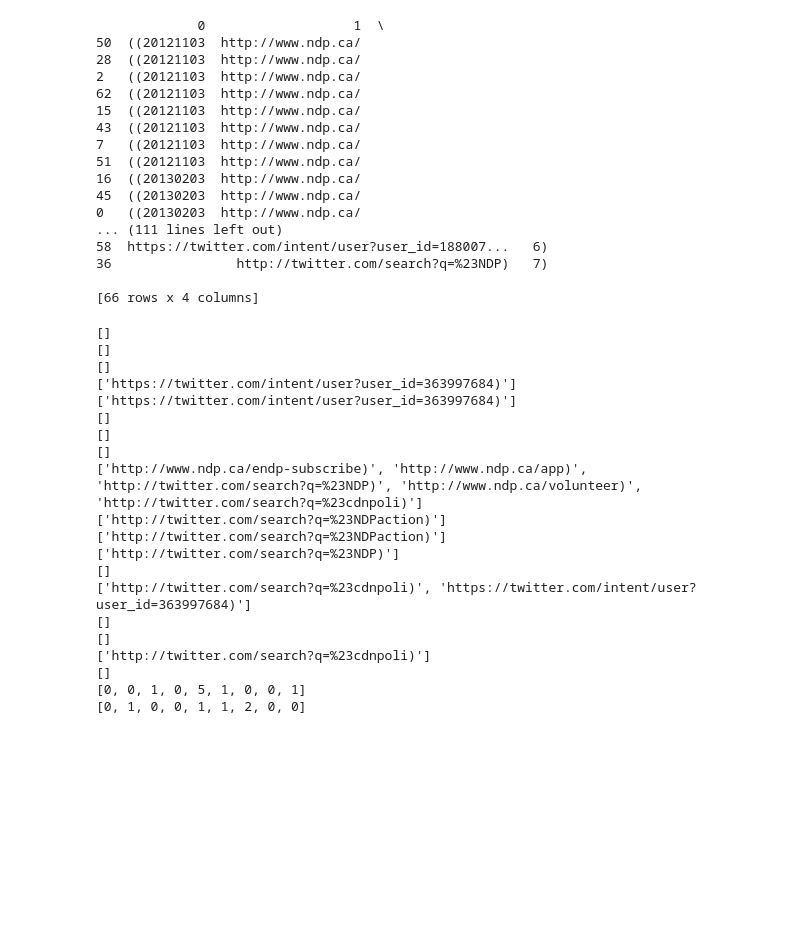
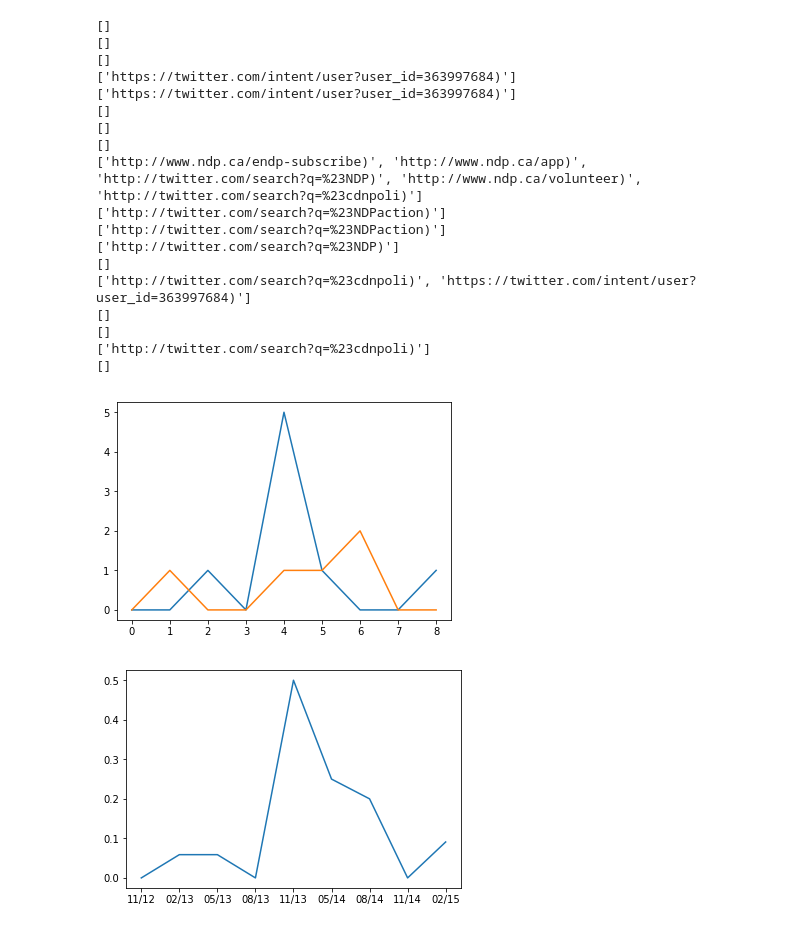
Before and after one commit to ianmilligan1/ipsw-quantifying-change, a Jupyter notebook: NDP_homepage_links.ipynb, the cells around one changed output. Saved outputs shown, nothing was run; the diff lists cells and outputs as text; code cells hidden in the pictures; blank space fills up the shorter version.

Commit message:
Got the link comparison completely working and using a metric between zero and one

```diff
--- a/NDP_homepage_links.ipynb
+++ b/NDP_homepage_links.ipynb
@@ -11,25 +12,6 @@ file = "all-homepage-links-ndp.csv"
 # load the NDP plain text as a dataframe
 df = pd.read_csv(file, sep = ",", usecols=[0,1,2,3], header=None, error_bad_lines=False, quoting=csv.QUOTE_NONE)
 df = df.sort_values(0)
-print(df)
-# %% [output]
-             0                   1  \
-50  ((20121103  http://www.ndp.ca/
-28  ((20121103  http://www.ndp.ca/
-2   ((20121103  http://www.ndp.ca/
-62  ((20121103  http://www.ndp.ca/
-15  ((20121103  http://www.ndp.ca/
-43  ((20121103  http://www.ndp.ca/
-7   ((20121103  http://www.ndp.ca/
-51  ((20121103  http://www.ndp.ca/
-16  ((20130203  http://www.ndp.ca/
-45  ((20130203  http://www.ndp.ca/
-0   ((20130203  http://www.ndp.ca/
-... (111 lines left out)
-58  https://twitter.com/intent/user?user_id=188007...   6)
-36                http://twitter.com/search?q=%23NDP)   7)
-
-[66 rows x 4 columns]
 # %%
 # Calculate those that have been added and taken away
 # from the home page between time stamps.
@@ -39,35 +21,38 @@ times = df[0].unique()
 
 added = []
 taken = []
+link_measure = []
 
 for y in range (0,len(times)-1):
-    # Find each row of data with the correct dates
+    # Find each row of data with the correct crawl date
     links_t0 = df.loc[df[0] == times[y]]
     links_t1 = df.loc[df[0] == times[y+1]]
-
+    # Take all the links on the homepage from that crawl
     link_list_t0 = links_t0.iloc[:][2].tolist()
     link_list_t1 = links_t1.iloc[:][2].tolist()
-
+    # How many links did the website have?
     num_links_t0 = len(link_list_t0)
     num_links_t1 = len(link_list_t1)
 
+    # Find vector of all links the two crawls have in common
     sim_vec = [i for i in link_list_t0 if i in link_list_t1]
-    sim = len(sim_vec)
+    sim = len(sim_vec) # How many were there?
 
+    # This small bit of code can tell which links were added and which were taken away
     links_taken = link_list_t0
     links_added = link_list_t1
     for z in sim_vec:
         links_taken.remove(z)
         links_added.remove(z)
-
     print(links_taken)
     print(links_added)
 
+    # Append the added list so we can plot it
     added.append(num_links_t0 - sim)
     taken.append(num_links_t1 - sim)
 
-print(added)
-print(taken)
+    # Normalised measure
+    link_measure.append(1 - (2*sim/(num_links_t0+num_links_t1)))
 # %% [output]
 []
 []
@@ -87,5 +72,17 @@ print(taken)
 []
 ['http://twitter.com/search?q=%23cdnpoli)']
 []
-[0, 0, 1, 0, 5, 1, 0, 0, 1]
-[0, 1, 0, 0, 1, 1, 2, 0, 0]
+# %%
+plt.plot(added)
+plt.plot(taken)
+plt.show()
+
+my_xticks = []
+for i in range (0,len(times)-1):
+    my_xticks.append(str(times[i][6:8] + "/" + times[i][4:6]))
+plt.xticks(range(len(times)-1), my_xticks)
+plt.plot(times[0:-1],link_measure)
+plt.show()
+# %% [output]
+[figure, added]
+[figure, added]
```
Also changed, not shown: parts of 1 cell of this notebook, 1 other file.
